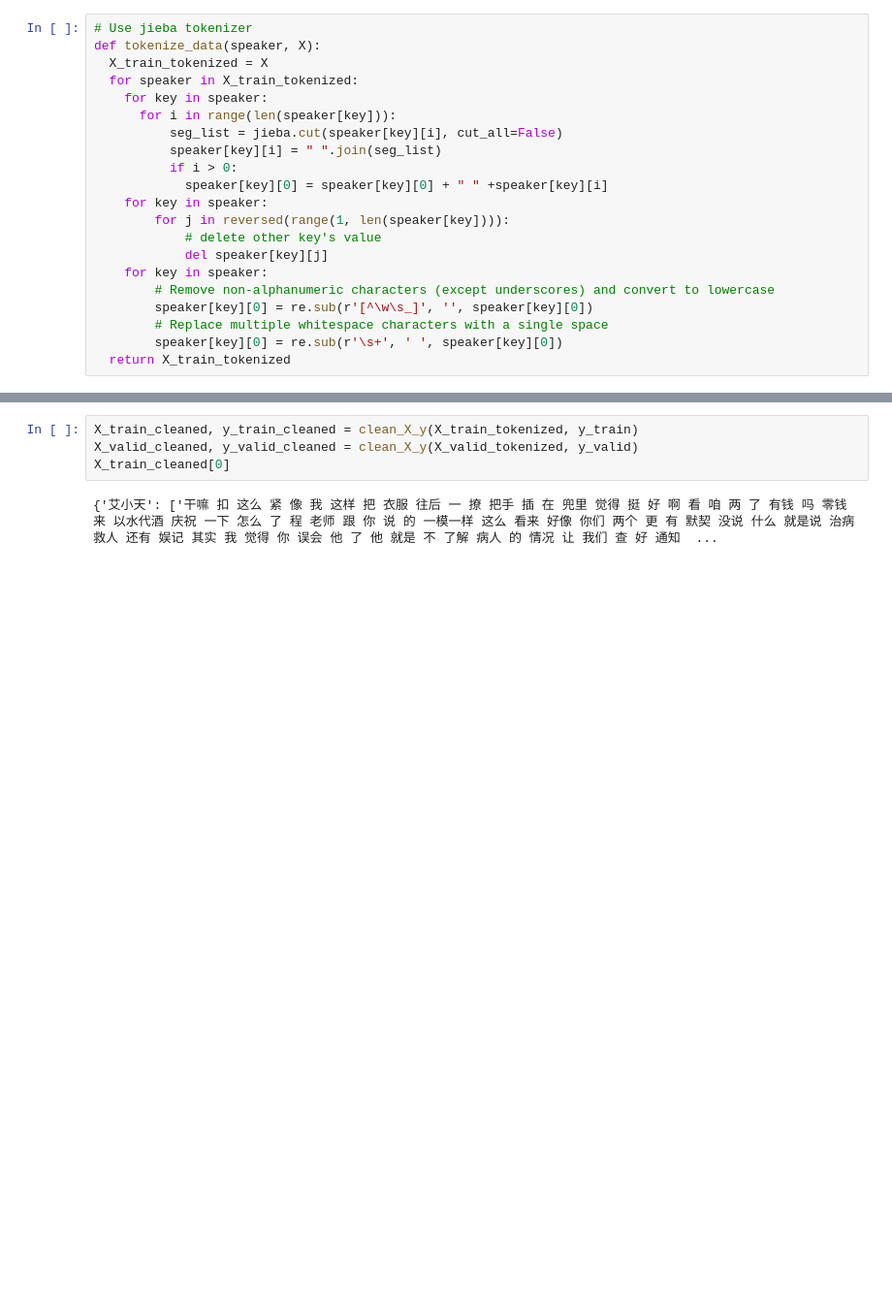
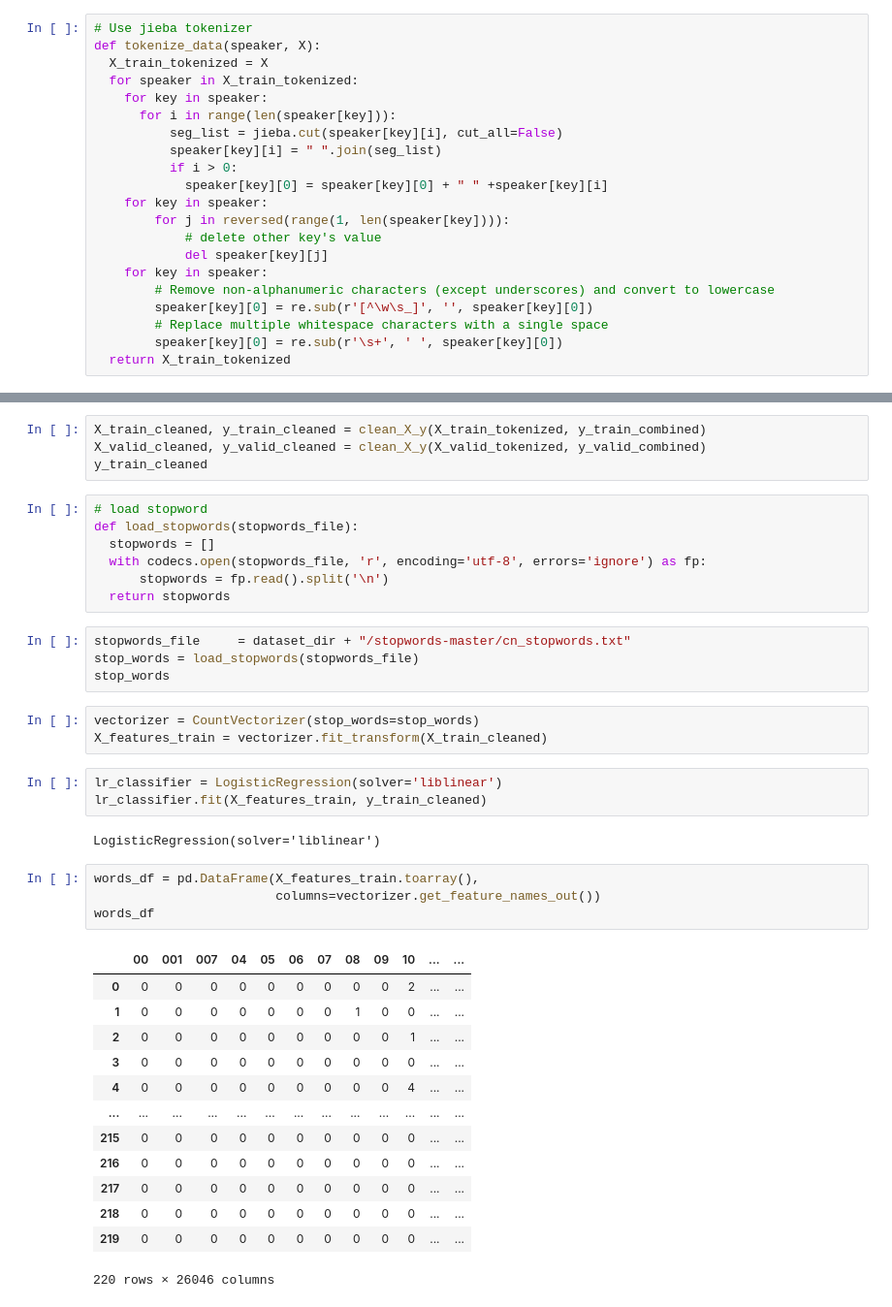
Before and after one commit to yiyunlei/NLP-Final-Project, a Jupyter notebook: baseline.ipynb, the cells around one changed output, grey strips where cells are left out. Shown: that part at 97% size. Cells and saved outputs as stored; diff of their text form; blank space fills up the shorter version.

```diff
--- a/baseline.ipynb
+++ b/baseline.ipynb
@@ -190,6 +155,41 @@ def clean_X_y(X_tokenized, y):
 # %%
-X_train_cleaned, y_train_cleaned = clean_X_y(X_train_tokenized, y_train)
-X_valid_cleaned, y_valid_cleaned = clean_X_y(X_valid_tokenized, y_valid)
-X_train_cleaned[0]
+X_train_cleaned, y_train_cleaned = clean_X_y(X_train_tokenized, y_train_combined)
+X_valid_cleaned, y_valid_cleaned = clean_X_y(X_valid_tokenized, y_valid_combined)
+y_train_cleaned
-# %% [output]
-{'艾小天': ['干嘛 扣 这么 紧 像 我 这样 把 衣服 往后 一 撩 把手 插 在 兜里 觉得 挺 好 啊 看 咱 两 了 有钱 吗 零钱 来 以水代酒 庆祝 一下 怎么 了 程 老师 跟 你 说 的 一模一样 这么 看来 好像 你们 两个 更 有 默契 没说 什么 就是说 治病救人 还有 娱记 其实 我 觉得 你 误会 他 了 他 就是 不 了解 病人 的 情况 让 我们 查 好 通知  ...
+# %%
+# load stopword
+def load_stopwords(stopwords_file):
+  stopwords = []
+  with codecs.open(stopwords_file, 'r', encoding='utf-8', errors='ignore') as fp:
+      stopwords = fp.read().split('\n')
+  return stopwords
+# %%
+stopwords_file     = dataset_dir + "/stopwords-master/cn_stopwords.txt"
+stop_words = load_stopwords(stopwords_file)
+stop_words
+# %%
+vectorizer = CountVectorizer(stop_words=stop_words)
+X_features_train = vectorizer.fit_transform(X_train_cleaned)
+# %%
+lr_classifier = LogisticRegression(solver='liblinear')
+lr_classifier.fit(X_features_train, y_train_cleaned)
+# %% [output]
+LogisticRegression(solver='liblinear')
+# %%
+words_df = pd.DataFrame(X_features_train.toarray(),
+                        columns=vectorizer.get_feature_names_out())
+words_df
+# %% [output]
+|  | 00 | 001 | 007 | 04 | 05 | 06 | 07 | 08 | 09 | 10 | ... | ... |
+| 0 | 0 | 0 | 0 | 0 | 0 | 0 | 0 | 0 | 0 | 2 | ... | ... |
+| 1 | 0 | 0 | 0 | 0 | 0 | 0 | 0 | 1 | 0 | 0 | ... | ... |
+| 2 | 0 | 0 | 0 | 0 | 0 | 0 | 0 | 0 | 0 | 1 | ... | ... |
+| 3 | 0 | 0 | 0 | 0 | 0 | 0 | 0 | 0 | 0 | 0 | ... | ... |
+| 4 | 0 | 0 | 0 | 0 | 0 | 0 | 0 | 0 | 0 | 4 | ... | ... |
+| ... | ... | ... | ... | ... | ... | ... | ... | ... | ... | ... | ... | ... |
+| 215 | 0 | 0 | 0 | 0 | 0 | 0 | 0 | 0 | 0 | 0 | ... | ... |
+| 216 | 0 | 0 | 0 | 0 | 0 | 0 | 0 | 0 | 0 | 0 | ... | ... |
+| 217 | 0 | 0 | 0 | 0 | 0 | 0 | 0 | 0 | 0 | 0 | ... | ... |
+| 218 | 0 | 0 | 0 | 0 | 0 | 0 | 0 | 0 | 0 | 0 | ... | ... |
+| 219 | 0 | 0 | 0 | 0 | 0 | 0 | 0 | 0 | 0 | 0 | ... | ... |
+220 rows × 26046 columns
```
Also changed, not shown: parts of 10 cells of this notebook.
